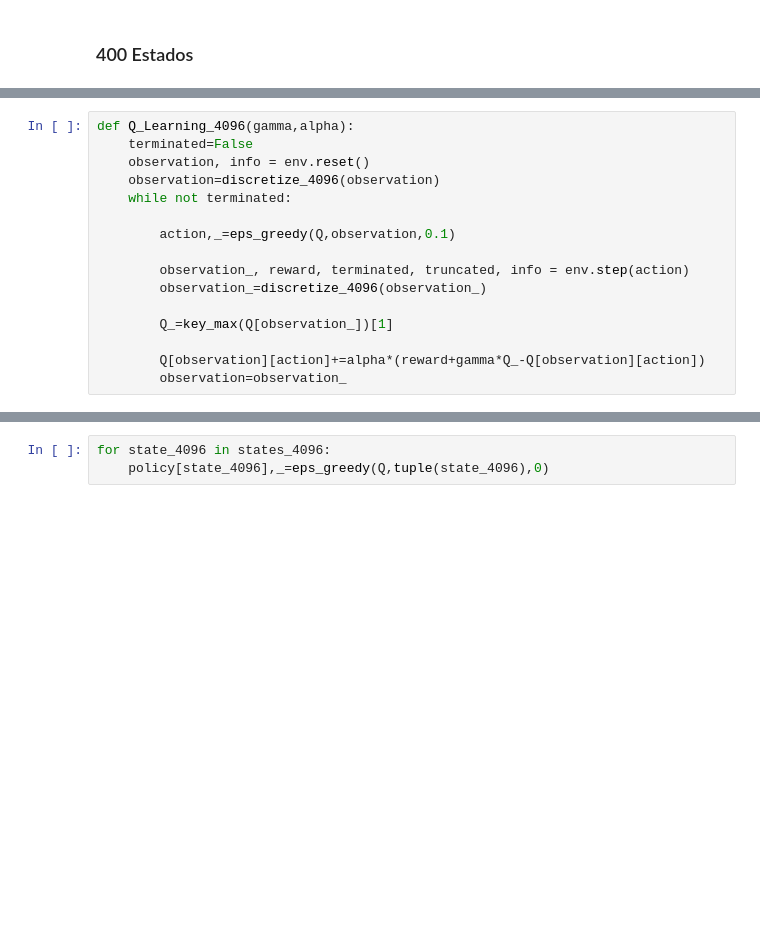
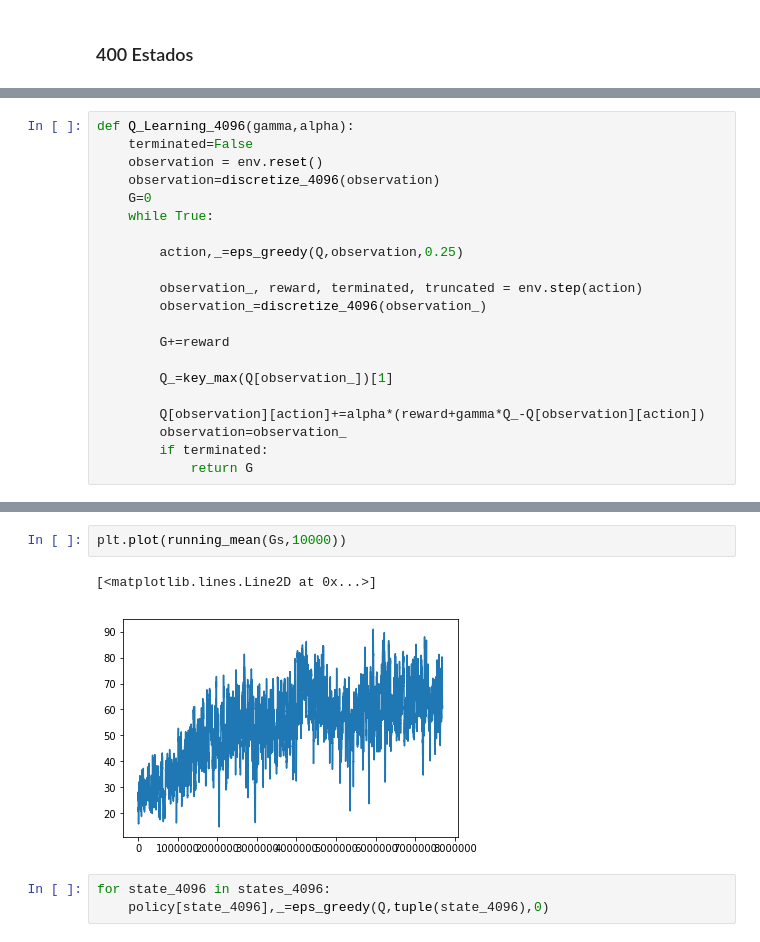
Before and after one commit to santiagorodavil/tareas_reinfocement, a Jupyter notebook: Taller4/Taller4.ipynb, the cells around one changed output, grey strips where cells are left out. Drawn from its saved outputs; the diff is of its cells as text; blank space fills up the shorter version.

```diff
--- a/Taller4/Taller4.ipynb
+++ b/Taller4/Taller4.ipynb
@@ -153,17 +183,22 @@ for i in range(0,10):
 # %%
 def Q_Learning_4096(gamma,alpha):
     terminated=False
-    observation, info = env.reset()
+    observation = env.reset()
     observation=discretize_4096(observation)
-    while not terminated:
+    G=0
+    while True:
 
-        action,_=eps_greedy(Q,observation,0.1)
+        action,_=eps_greedy(Q,observation,0.25)
 
-        observation_, reward, terminated, truncated, info = env.step(action)
+        observation_, reward, terminated, truncated = env.step(action)
         observation_=discretize_4096(observation_)
+
+        G+=reward
 
         Q_=key_max(Q[observation_])[1]
 
         Q[observation][action]+=alpha*(reward+gamma*Q_-Q[observation][action])
         observation=observation_
+        if terminated:
+            return G
 # %%
@@ -176,3 +215,8 @@ for i in tqdm(range(int(1e6))):
+# %%
+plt.plot(running_mean(Gs,10000))
+# %% [output]
+[<matplotlib.lines.Line2D at 0x...>]
+[figure, added]
 # %%
 for state_4096 in states_4096:
     policy[state_4096],_=eps_greedy(Q,tuple(state_4096),0)
```
Also changed, not shown: parts of 15 cells of this notebook, 5 other files.
